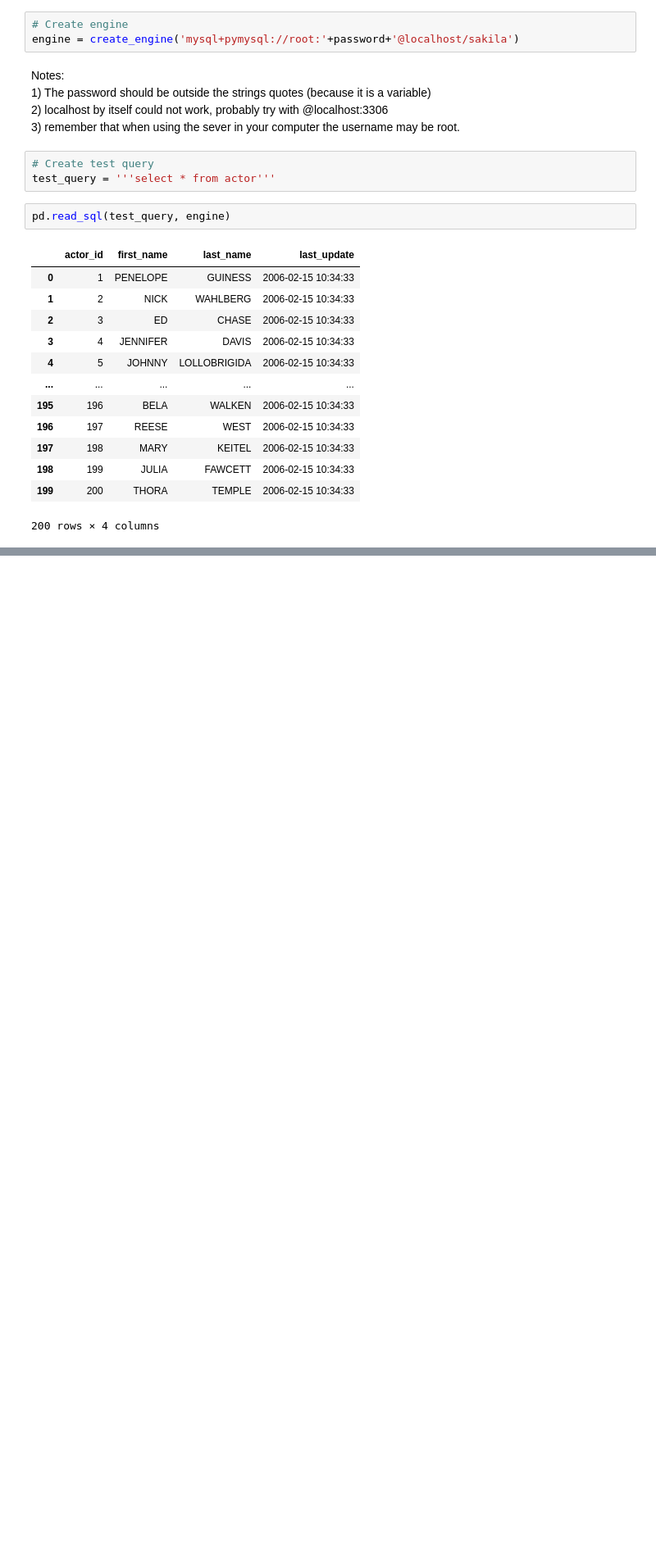
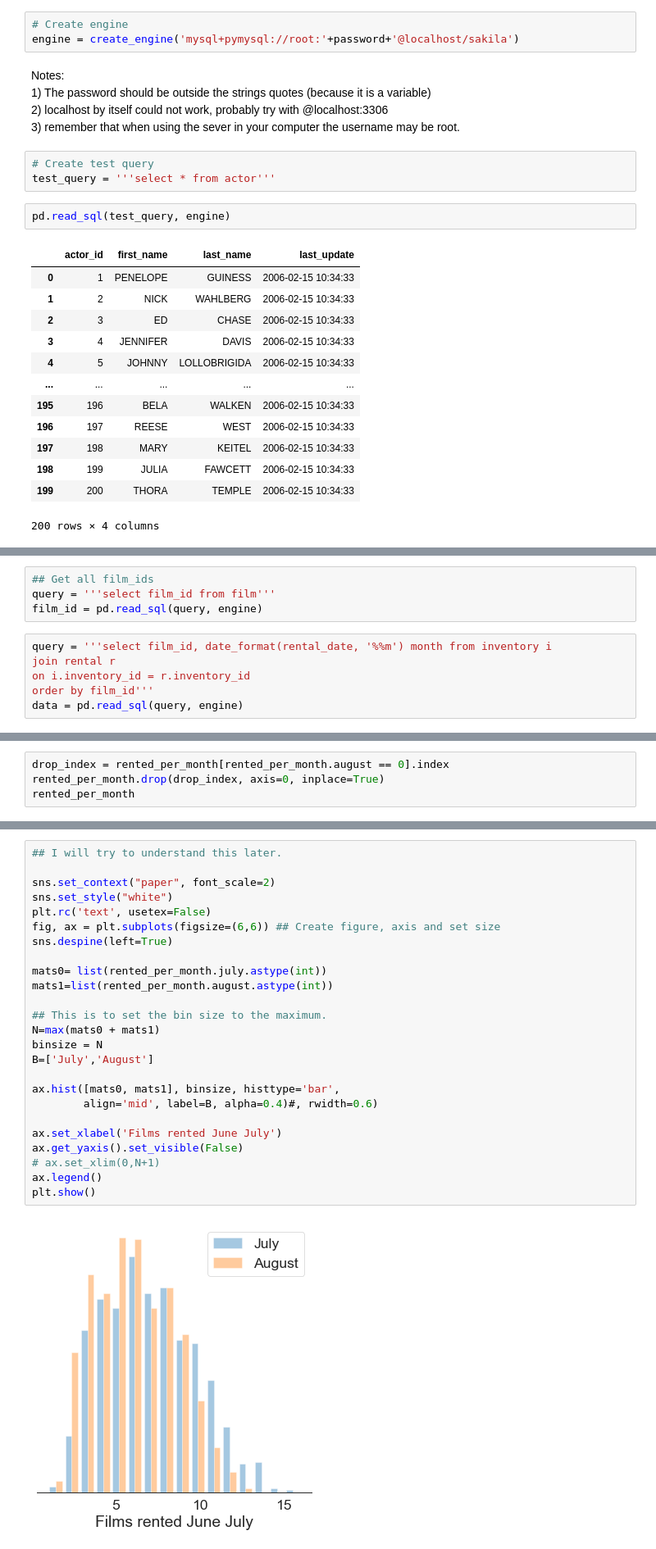
Before and after one commit to sebastianvier/ironhack_labs, a Jupyter notebook: week_9/lab-predictions-logistic-regression/logistic_regression.ipynb, the cells around one changed output, grey strips where cells are left out. Shown at 82% size. Saved outputs shown, nothing was run; the diff lists cells and outputs as text; blank space fills up the shorter version.

```diff
--- a/week_9/lab-predictions-logistic-regression/logistic_regression.ipynb
+++ b/week_9/lab-predictions-logistic-regression/logistic_regression.ipynb
@@ -52,0 +244,10 @@ In order to optimize our inventory, we would like to know which films will be re
+# %%
+## Get all film_ids
+query = '''select film_id from film'''
+film_id = pd.read_sql(query, engine)
+# %%
+query = '''select film_id, date_format(rental_date, '%%m') month from inventory i
+join rental r
+on i.inventory_id = r.inventory_id
+order by film_id'''
+data = pd.read_sql(query, engine)
@@ -52,0 +312,4 @@ In order to optimize our inventory, we would like to know which films will be re
+# %%
+drop_index = rented_per_month[rented_per_month.august == 0].index
+rented_per_month.drop(drop_index, axis=0, inplace=True)
+rented_per_month
@@ -52,0 +333,27 @@ In order to optimize our inventory, we would like to know which films will be re
+# %%
+## I will try to understand this later.
+
+sns.set_context("paper", font_scale=2)
+sns.set_style("white")
+plt.rc('text', usetex=False)
+fig, ax = plt.subplots(figsize=(6,6)) ## Create figure, axis and set size
+sns.despine(left=True)
+
+mats0= list(rented_per_month.july.astype(int))
+mats1=list(rented_per_month.august.astype(int))
+
+## This is to set the bin size to the maximum.
+N=max(mats0 + mats1)
+binsize = N
+B=['July','August']
+
+ax.hist([mats0, mats1], binsize, histtype='bar',
+        align='mid', label=B, alpha=0.4)#, rwidth=0.6)
+
+ax.set_xlabel('Films rented June July')
+ax.get_yaxis().set_visible(False)
+# ax.set_xlim(0,N+1)
+ax.legend()
+plt.show()
+# %% [output]
+[figure, added]
```
Also changed, not shown: parts of 48 cells of this notebook, 1 other file.
